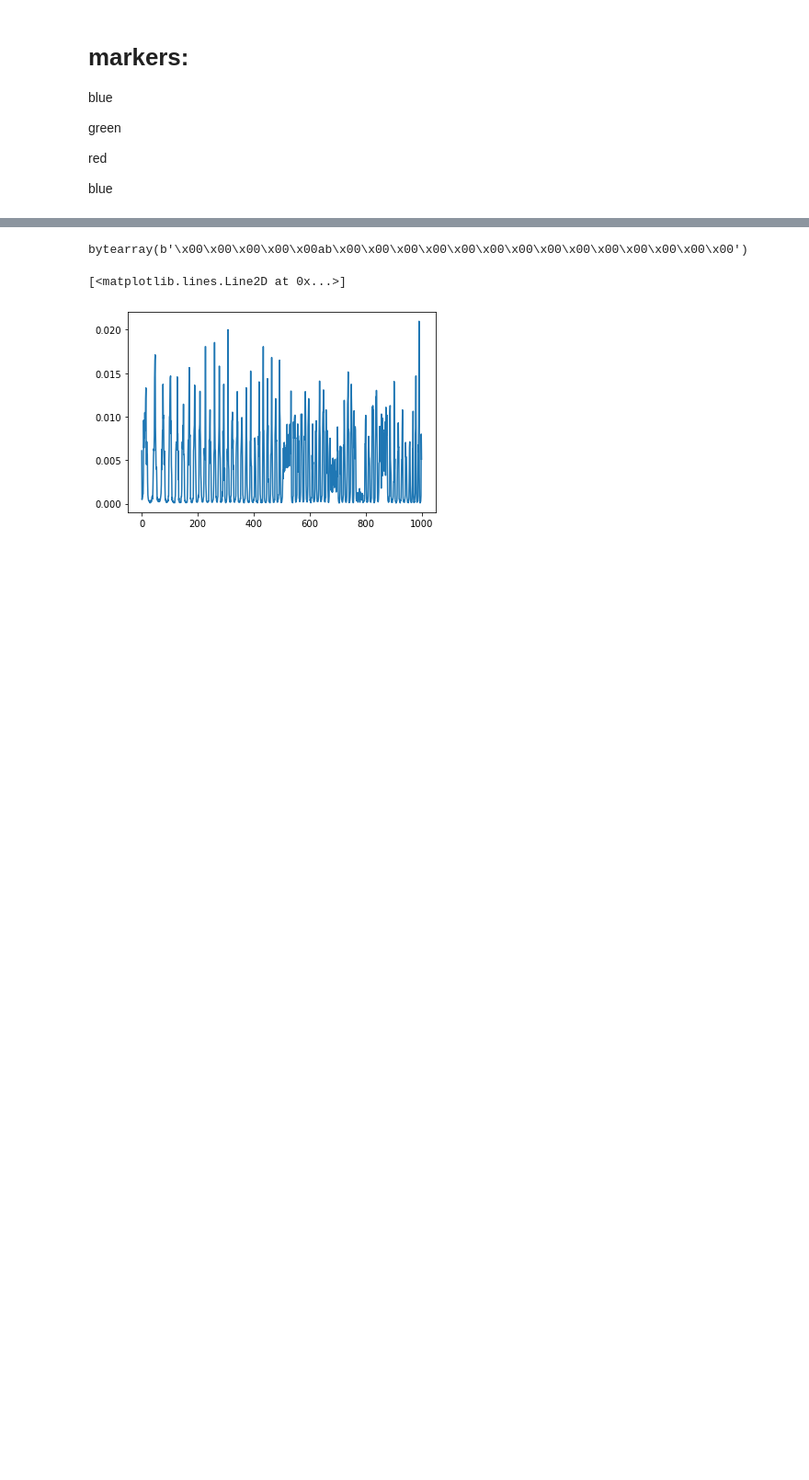
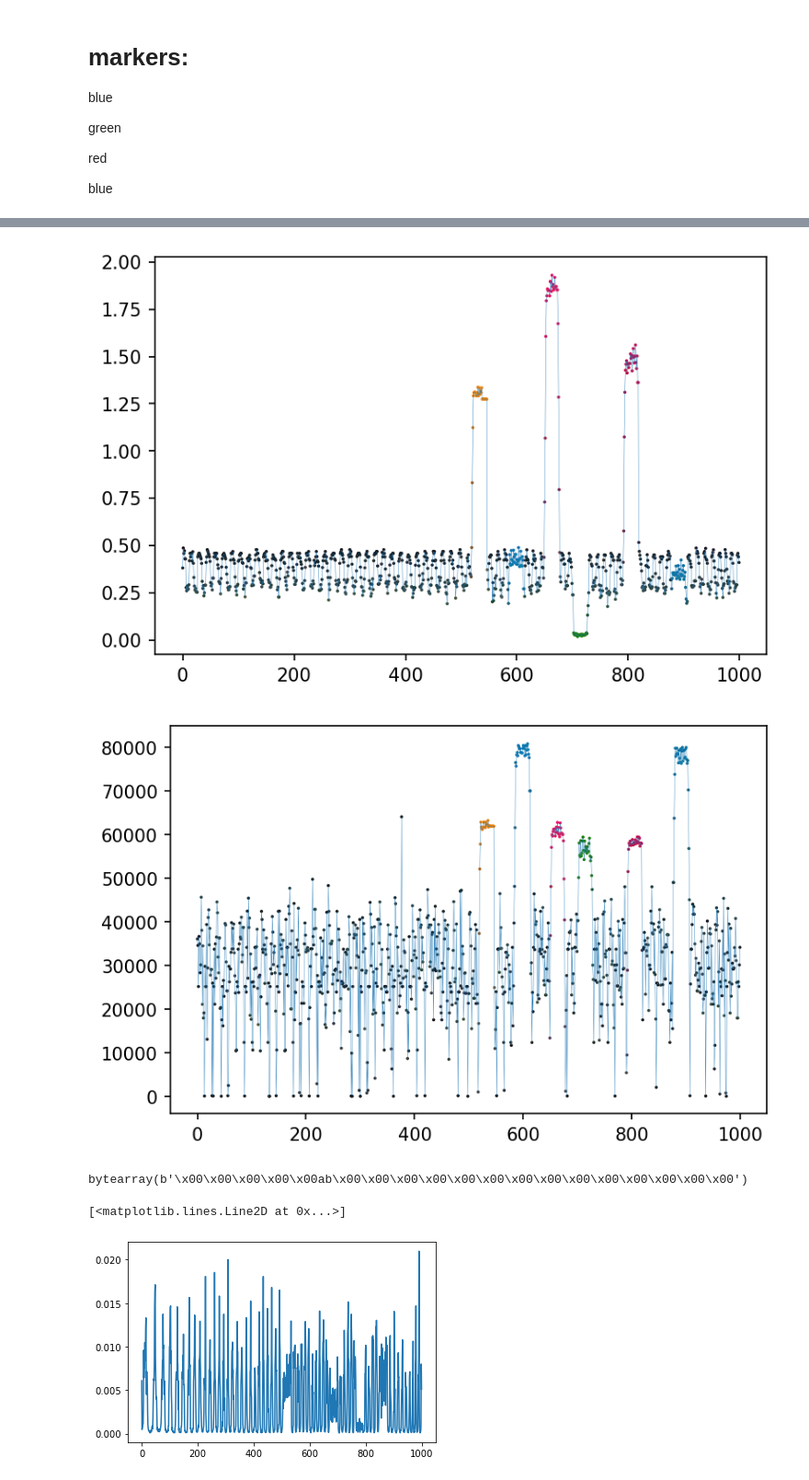
Before and after one commit to Novakasa/brickrail, a Jupyter notebook: auto-train-calibrate.ipynb, the cells around one changed output, grey strips where cells are left out. Shown at 92% size. Saved outputs shown, nothing was run; the diff lists cells and outputs as text; code cells hidden in the pictures; blank space fills up the shorter version.

```diff
--- a/auto-train-calibrate.ipynb
+++ b/auto-train-calibrate.ipynb
@@ -654,3 +807,58 @@ plt.show()
+# %%
+ref_i = 0
+
+nhue = hue/180*np.pi
+nsat = sat/100
+nval = val/100
+
+cone_x = nsat*np.cos(nhue)*nval
+cone_y = nsat*np.sin(nhue)*nval
+cone_z = nval
+
+href = nhue[ref_i]
+sref = nsat[ref_i]
+vref = nval[ref_i]
+
+href = 132/180*np.pi
+sref = 87/100
+vref = 55/100
+
+ref_x = sref*np.cos(href)*vref
+ref_y = sref*np.sin(href)*vref
+ref_z = vref
+
+delx, dely, delz = cone_x-ref_x, cone_y-ref_y, cone_z-ref_z
+dist =  (delx*delx + dely*dely + delz*delz)
+
+plt.figure(dpi=150,facecolor="white")
+# fig.patch.set_facecolor('white')
+plt.plot(list(range(1000)), dist, lw=.2)
+plt.scatter(list(range(1000)), dist, marker="o", c=rgb,s=.5)
+plt.show()
+
+hdel = ((hue-href + 180) % 360) - 180
+vdel = val-vref
+sdel = sat-sref
+
+if sat[ref_i]<=5:
+    hdel[:] = 0
+hdel[sat<=5] = 0
+
+sdel += (-sat+100)//100
+
+dist_old = hdel*hdel + 5*sdel*sdel + 2*vdel*vdel
+
+plt.figure(dpi=150, facecolor="white")
+plt.plot(list(range(1000)), dist_old, lw=.2)
+plt.scatter(list(range(1000)), dist_old, marker="o", c=rgb,s=.5)
+plt.show()
+
+# hdel
+
+#(-sat+100)//2
+# %% [output]
+[figure, added]
+[figure, added]
 # %%
 import struct
 arr = bytearray(20)
```
Also changed, not shown: parts of 11 cells of this notebook, 1 other file.
